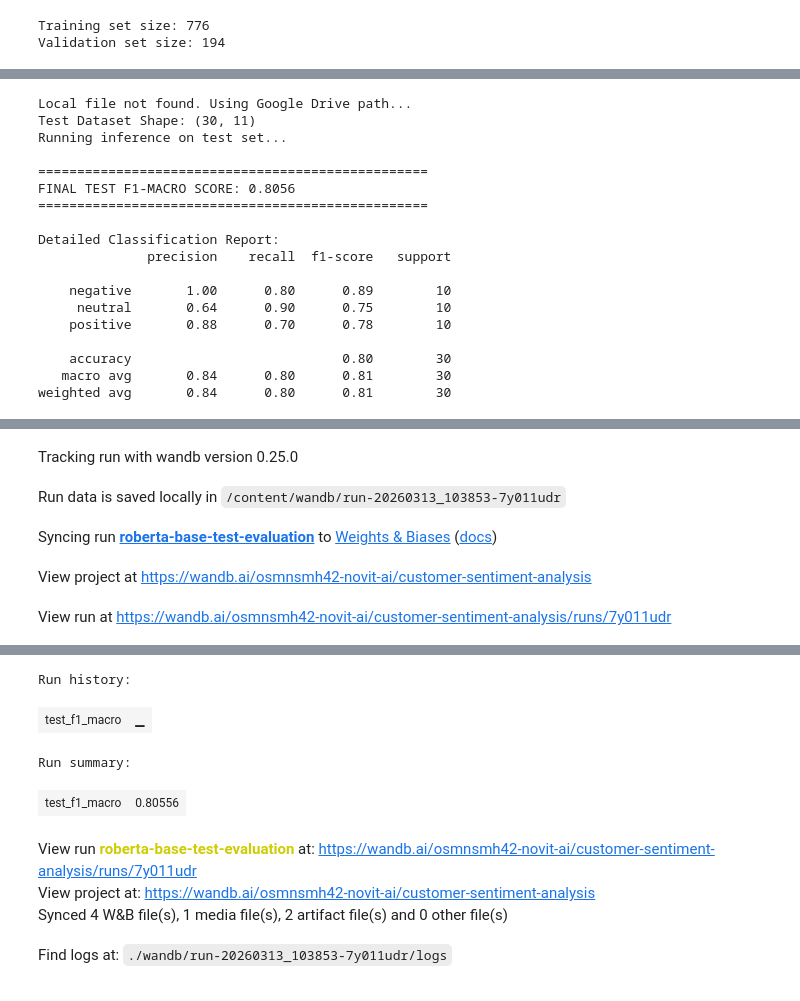
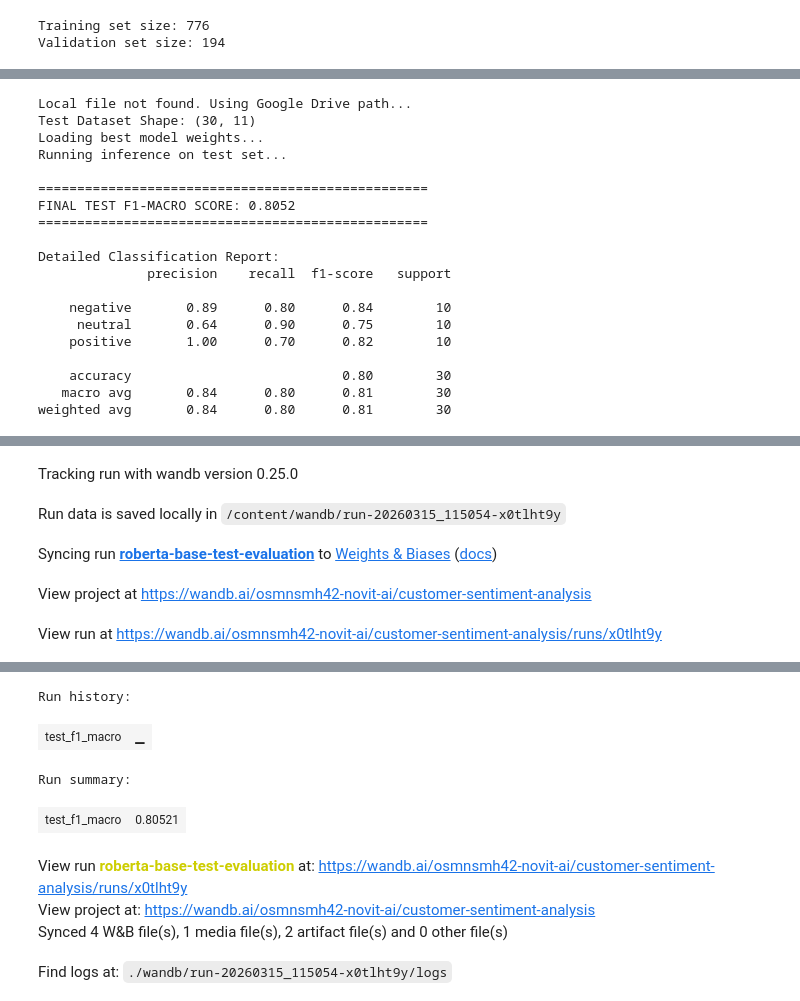
Before and after one commit to OsmanSemihTiryaki/customer-service-sentiment-analysis, a Jupyter notebook: sentiment_analysis.ipynb, the cells around one changed output, grey strips where cells are left out. Cells and saved outputs as stored; diff of their text form; code cells hidden in the pictures.

```diff
--- a/sentiment_analysis.ipynb
+++ b/sentiment_analysis.ipynb
@@ -389,11 +386,9 @@ True
 # %%
-import torch
-import numpy as np
 from sklearn.metrics import f1_score
 
 EPOCHS = 10
 
-# 1. Initialize the WANDB run
+# Initialize the WANDB run
 wandb.init(
     project="customer-sentiment-analysis",
     name="roberta-base-10-epochs",
@@ -405,6 +400,8 @@ wandb.init(
         "batch_size": 8
     }
 )
+
+best_val_f1 = 0.0
 
 for epoch in range(EPOCHS):
     # ==========================================
@@ -463,6 +460,11 @@ for epoch in range(EPOCHS):
     avg_val_loss = total_val_loss / len(val_loader)
     val_f1_macro = f1_score(all_true_labels, all_preds, average='macro')
 
+    if val_f1_macro > best_val_f1:
+        best_val_f1 = val_f1_macro
+        torch.save(model.state_dict(), 'best_roberta_model.pt')
+        print(f"--> Best model saved at Epoch {epoch+1} with Val F1: {best_val_f1:.4f}")
+
     print("-" * 60)
     print(f"Epoch {epoch+1} Summary:")
     print(f"Average Training Loss: {avg_train_loss:.4f}")
@@ -470,7 +472,7 @@ for epoch in range(EPOCHS):
     print(f"Validation F1-Macro:   {val_f1_macro:.4f}")
     print("-" * 60)
 
-    # 2. Log metrics to WANDB at the end of every epoch
+    # Log metrics to WANDB at the end of every epoch
     wandb.log({
         "epoch": epoch + 1,
         "train_loss": avg_train_loss,
@@ -478,7 +480,7 @@ for epoch in range(EPOCHS):
         "val_f1_macro": val_f1_macro
     })
 
-# 3. Close the WANDB run cleanly
+# Close the WANDB run cleanly
 wandb.finish()
 print("Training Complete and logged to WANDB!")
 # %% [output]
@@ -519,8 +521,8 @@ Run summary:
 ... (3 outputs left out)
 # %%
-from sklearn.metrics import classification_report, f1_score
+from sklearn.metrics import classification_report
 
-# 1. Dynamic Path Loading for test.csv
+# Dynamic Path Loading for test.csv
 if os.path.exists('test.csv'):
     print("Loading local test.csv...")
     test_df = pd.read_csv('test.csv')
@@ -533,15 +535,18 @@ else:
 
 print(f"Test Dataset Shape: {test_df.shape}")
 
-# 2. Map Ground Truth Labels
 label_mapping = {'negative': 0, 'neutral': 1, 'positive': 2}
 test_df['label'] = test_df['customer_sentiment'].map(label_mapping)
 
-# 3. Apply the exact same preprocessing using Dataset class
+# Apply the exact same preprocessing using Dataset class
 test_dataset = CustomerSupportDataset(test_df, tokenizer)
 test_loader = DataLoader(test_dataset, batch_size=8, shuffle=False)
 
-# 4. Inference Loop
+# Load best model
+print("Loading best model weights...")
+model.load_state_dict(torch.load('best_roberta_model.pt'))
+
+# Inference Loop
 model.eval()
 test_preds = []
 test_labels = []
@@ -562,7 +567,7 @@ with torch.no_grad():
         test_preds.extend(preds)
         test_labels.extend(labels.cpu().numpy())
 
-# 5. Evaluate Performance
+# Evaluate Performance
 test_f1_macro = f1_score(test_labels, test_preds, average='macro')
 print("\n" + "="*50)
 print(f"FINAL TEST F1-MACRO SCORE: {test_f1_macro:.4f}")
@@ -575,7 +580,7 @@ print(classification_report(
     target_names=['negative', 'neutral', 'positive']
 ))
 
-# 6. WANDB inference run
+# WANDB inference run
 wandb.init(
     project="customer-sentiment-analysis",
     name="roberta-base-test-evaluation",
@@ -600,40 +605,41 @@ wandb.log({
         preds=test_preds,
         class_names=['negative', 'neutral', 'positive']
     )
 })
 
 wandb.finish()
 # %% [output]
 Local file not found. Using Google Drive path...
 Test Dataset Shape: (30, 11)
+Loading best model weights...
 Running inference on test set...
 
 ==================================================
-FINAL TEST F1-MACRO SCORE: 0.8056
+FINAL TEST F1-MACRO SCORE: 0.8052
 ==================================================
 
 Detailed Classification Report:
               precision    recall  f1-score   support
 
-    negative       1.00      0.80      0.89        10
+    negative       0.89      0.80      0.84        10
      neutral       0.64      0.90      0.75        10
-    positive       0.88      0.70      0.78        10
+    positive       1.00      0.70      0.82        10
 
     accuracy                           0.80        30
    macro avg       0.84      0.80      0.81        30
 weighted avg       0.84      0.80      0.81        30
 [interactive output not drawn]
 Tracking run with wandb version 0.25.0
-Run data is saved locally in /content/wandb/run-20260313_103853-7y011udr
+Run data is saved locally in /content/wandb/run-20260315_115054-x0tlht9y
 Syncing run roberta-base-test-evaluation to Weights & Biases (docs)
 View project at https://wandb.ai/osmnsmh42-novit-ai/customer-sentiment-analysis
-View run at https://wandb.ai/osmnsmh42-novit-ai/customer-sentiment-analysis/runs/7y011udr
+View run at https://wandb.ai/osmnsmh42-novit-ai/customer-sentiment-analysis/runs/x0tlht9y
 [interactive output not drawn]
 Run history:
 | test_f1_macro | ▁ |
 Run summary:
-| test_f1_macro | 0.80556 |
+| test_f1_macro | 0.80521 |
-View run roberta-base-test-evaluation at: https://wandb.ai/osmnsmh42-novit-ai/customer-sentiment-analysis/runs/7y011udr
+View run roberta-base-test-evaluation at: https://wandb.ai/osmnsmh42-novit-ai/customer-sentiment-analysis/runs/x0tlht9y
 View project at: https://wandb.ai/osmnsmh42-novit-ai/customer-sentiment-analysis
 Synced 4 W&B file(s), 1 media file(s), 2 artifact file(s) and 0 other file(s)
-Find logs at: ./wandb/run-20260313_103853-7y011udr/logs
+Find logs at: ./wandb/run-20260315_115054-x0tlht9y/logs
```
Also changed, not shown: parts of 8 cells of this notebook.
